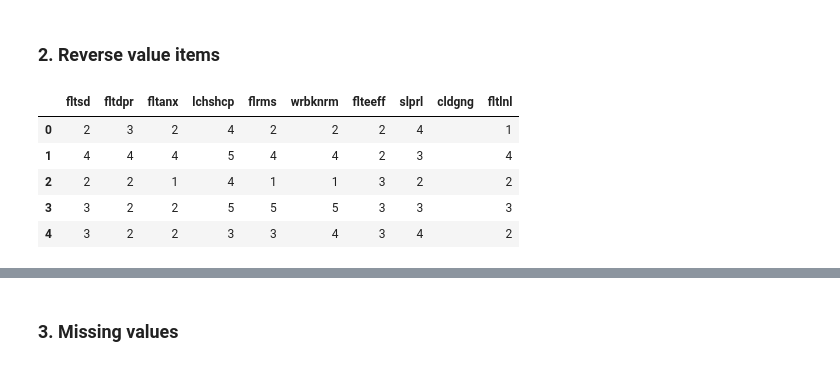
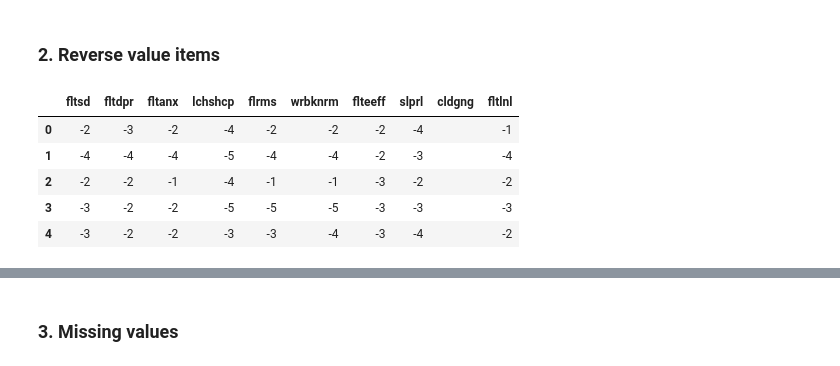
Before and after one commit to hasansalimkanmaz/data-visualization-course-assignment, a Jupyter notebook: ESS Round 6 - EDA & EFA.ipynb, the cells around one changed output, grey strips where cells are left out. Saved outputs shown, nothing was run; the diff lists cells and outputs as text; code cells hidden in the pictures.

```diff
--- a/ESS Round 6 - EDA & EFA.ipynb
+++ b/ESS Round 6 - EDA & EFA.ipynb
@@ -157,20 +157,20 @@ ess_df_select.shape
 # %%
 ess_df_select[[
     'fltsd','fltdpr','fltanx','lchshcp','flrms',
 'wrbknrm','flteeff','slprl','cldgng','fltlnl']] = ess_df_select[[
     'fltsd','fltdpr','fltanx','lchshcp','flrms',
-'wrbknrm','flteeff','slprl','cldgng','fltlnl']]
+'wrbknrm','flteeff','slprl','cldgng','fltlnl']]*-1
 
 ess_df_select[[
     'fltsd','fltdpr','fltanx','lchshcp','flrms',
 'wrbknrm','flteeff','slprl','cldgng','fltlnl']].head()
 # %% [output]
 |  | fltsd | fltdpr | fltanx | lchshcp | flrms | wrbknrm | flteeff | slprl | cldgng | fltlnl |
-| 0 | 2 | 3 | 2 | 4 | 2 | 2 | 2 | 4 |  | 1 |
-| 1 | 4 | 4 | 4 | 5 | 4 | 4 | 2 | 3 |  | 4 |
-| 2 | 2 | 2 | 1 | 4 | 1 | 1 | 3 | 2 |  | 2 |
-| 3 | 3 | 2 | 2 | 5 | 5 | 5 | 3 | 3 |  | 3 |
-| 4 | 3 | 2 | 2 | 3 | 3 | 4 | 3 | 4 |  | 2 |
+| 0 | -2 | -3 | -2 | -4 | -2 | -2 | -2 | -4 |  | -1 |
+| 1 | -4 | -4 | -4 | -5 | -4 | -4 | -2 | -3 |  | -4 |
+| 2 | -2 | -2 | -1 | -4 | -1 | -1 | -3 | -2 |  | -2 |
+| 3 | -3 | -2 | -2 | -5 | -5 | -5 | -3 | -3 |  | -3 |
+| 4 | -3 | -2 | -2 | -3 | -3 | -4 | -3 | -4 |  | -2 |
 # %%
 ess_df_select.head(10)
 # %% [output]
```
Also changed, not shown: parts of 14 cells of this notebook.
